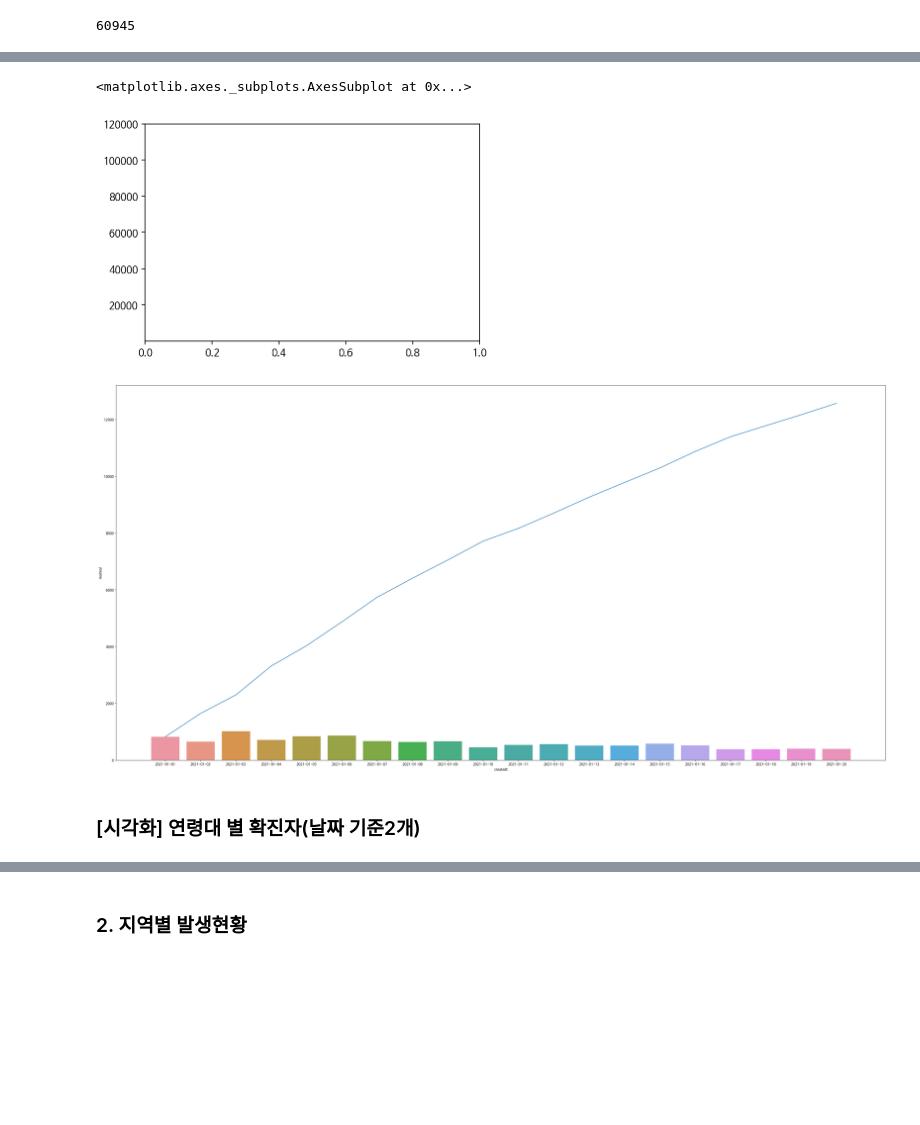
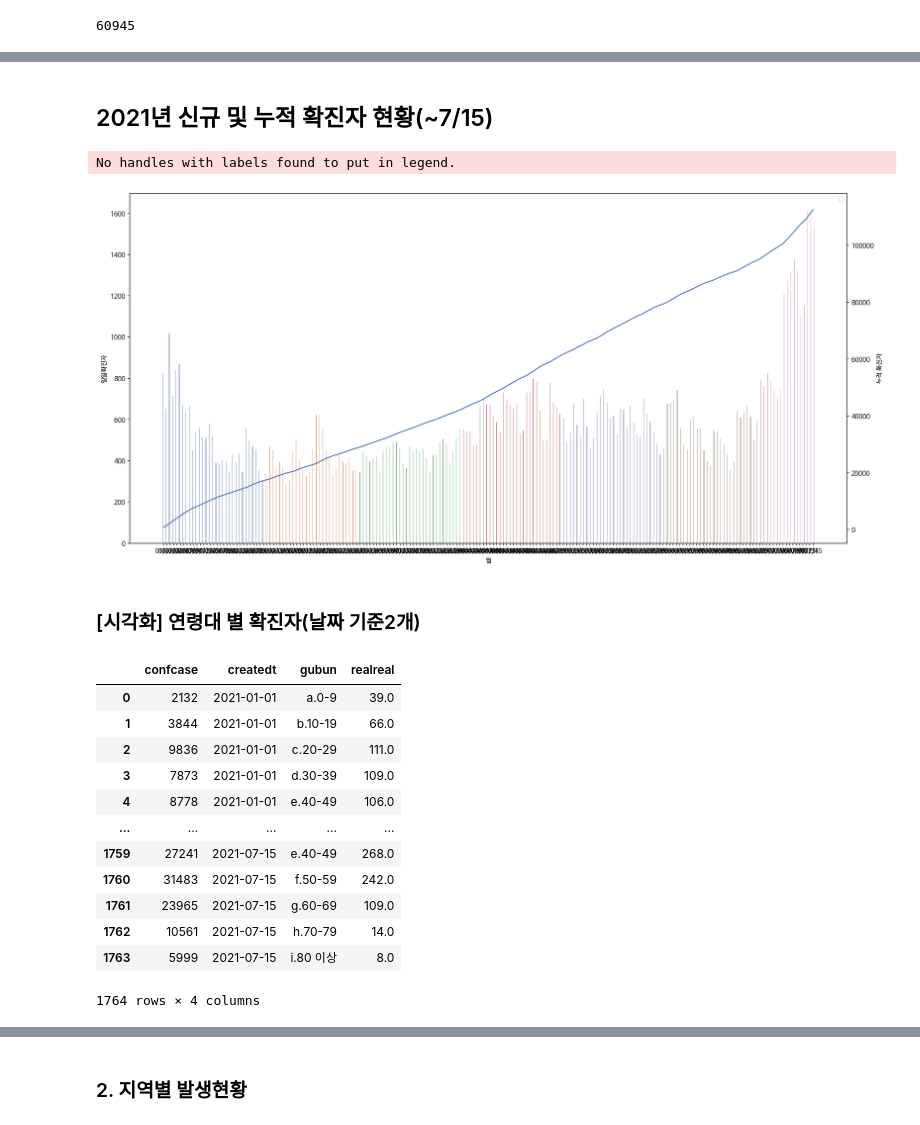
Before and after one commit to suzzini/-AIBootcamp-, a Jupyter notebook: coronadata.ipynb, the cells around one changed output, grey strips where cells are left out. Saved outputs shown, nothing was run; the diff lists cells and outputs as text; code cells hidden in the pictures; blank space fills up the shorter version.

```diff
--- a/coronadata.ipynb
+++ b/coronadata.ipynb
@@ -252,6 +270,6 @@ df
 # %%
 #2021-01-01 이후 행만 추출
-df=df[(df['createdt']>='2021-01-01') & (df['createdt']<='2021-07-08')]
+df=df[(df['createdt']>='2021-01-01') & (df['createdt']<='2021-07-15')]
 df
 # %% [output]
 |  | confcase | createdt | death | deathrate | gubun | ofday | realofday | realreal |
@@ -324 +342,4 @@ final_forday
+# %%
+final_forday['createdt']=final_forday['createdt'].str[5:].str.replace('-','/')
+final_forday=final_forday.rename(columns={'createdt':'월','realreal':'일일확진자'})
 # %%
@@ -344,0 +361,10 @@ df[df['gubun']=='a.0-9'][['createdt','realreal']]
+# %%
+plt.figure(figsize=(20,10))
+ax = plt.gca()
+ax.axes.xaxis.set_visible(False)
+p=sns.set_palette("deep")
+p=sns.lineplot(data=final_forday,x='월',y='일일확진자',hue=final_forday['월'].str[1:2])
+p.set_ylabel("일일 확진자", fontsize = 15)
+plt.legend(loc='upper left',title='month',prop={'size': 15})
+
+plt.show()
@@ -380,16 +408,44 @@ foraccumulate
+# %% [markdown]
+## 2021년 신규 및 누적 확진자 현황(~7/15)
+# %%
+foraccumulate['createdt']=foraccumulate['createdt'].str[5:].str.replace('-','/')
 # %%
 import matplotlib.pyplot as plt
-plt.ylim(100, 120000)
-plt.figure(figsize=(40,20))
 
-sns.barplot(data=final_forday[:20],x='createdt',y='realreal')
-sns.lineplot(data=foraccumulate[:20],x='createdt',y='since2021')
+fig,ax0=plt.subplots(figsize=(20,10))
+ax1=ax0.twinx()
+
+p=sns.set_palette("deep")
+p=sns.barplot(data=final_forday,x='월',y='일일확진자',hue=final_forday['월'].str[1:2],ax=ax0)
+p=sns.lineplot(data=foraccumulate,x='createdt',y='since2021',ax=ax1)
+
+leg = plt.legend()
+ax0.get_legend().remove()
+
+p.set_ylabel("누적 확진자", fontsize = 10)
+
+plt.show()
 # %% [output]
-<matplotlib.axes._subplots.AxesSubplot at 0x...>
+No handles with labels found to put in legend.
-[figure, old version]
+[figure, new version]
-[figure, removed]
 # %% [markdown]
 ### [시각화] 연령대 별 확진자(날짜 기준2개)
+# %%
+df
+# %% [output]
+|  | confcase | createdt | gubun | realreal |
+| 0 | 2132 | 2021-01-01 | a.0-9 | 39.0 |
+| 1 | 3844 | 2021-01-01 | b.10-19 | 66.0 |
+| 2 | 9836 | 2021-01-01 | c.20-29 | 111.0 |
+| 3 | 7873 | 2021-01-01 | d.30-39 | 109.0 |
+| 4 | 8778 | 2021-01-01 | e.40-49 | 106.0 |
+| ... | ... | ... | ... | ... |
+| 1759 | 27241 | 2021-07-15 | e.40-49 | 268.0 |
+| 1760 | 31483 | 2021-07-15 | f.50-59 | 242.0 |
+| 1761 | 23965 | 2021-07-15 | g.60-69 | 109.0 |
+| 1762 | 10561 | 2021-07-15 | h.70-79 | 14.0 |
+| 1763 | 5999 | 2021-07-15 | i.80 이상 | 8.0 |
+1764 rows × 4 columns
 # %%
 #7/1
 period1=df[(df['createdt']>'2021-06-31') ]
```
Also changed, not shown: parts of 43 cells of this notebook.
